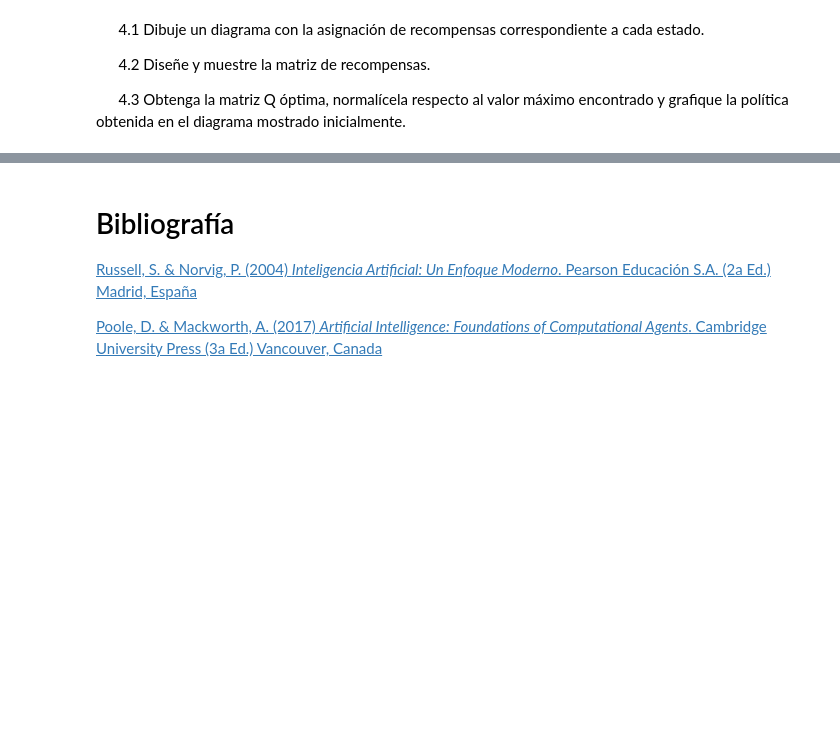
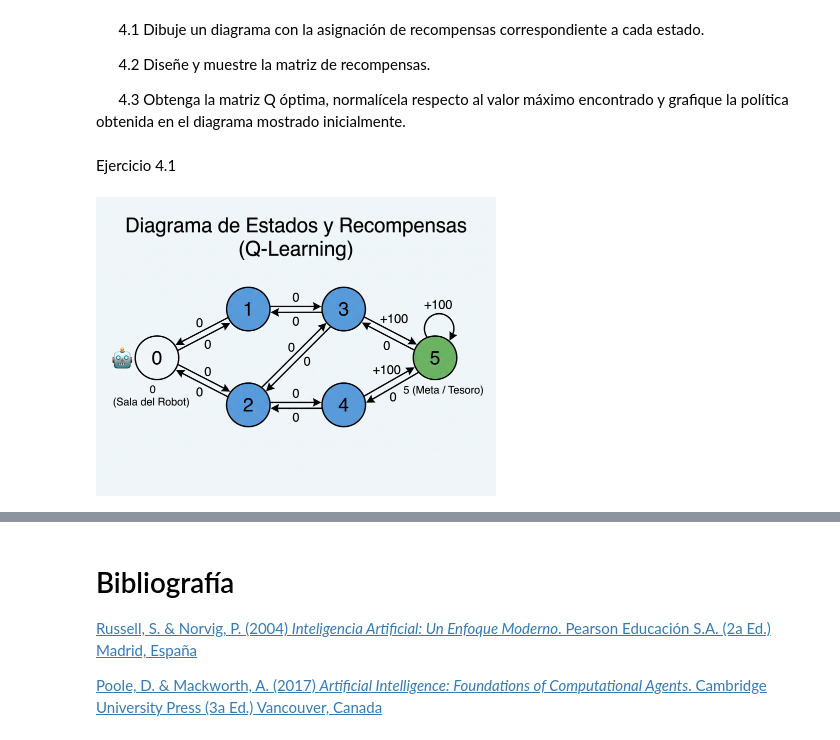
Before and after one commit to Mercedesf/Grupo4-IA1, a Jupyter notebook: TP8/TP8.ipynb, the cells around one changed output, grey strips where cells are left out. Cells and saved outputs as stored; diff of their text form; code cells hidden in the pictures; blank space fills up the shorter version.

```diff
--- a/TP8/TP8.ipynb
+++ b/TP8/TP8.ipynb
@@ -239,3 +239,11 @@ plt.show()
 &emsp;&emsp;4.2 Diseñe y muestre la matriz de recompensas.
 
 &emsp;&emsp;4.3 Obtenga la matriz Q óptima, normalícela respecto al valor máximo encontrado y grafique la política obtenida en el diagrama mostrado inicialmente.
+# %% [markdown]
+Ejercicio 4.1
+# %%
+from IPython.display import Image
+
+Image(filename='C:\\Users\\valel\\Downloads\\diagrama_4.1_tp8.jpg', width=400)
+# %% [output]
+[figure, added]
```
Also changed, not shown: parts of 2 cells of this notebook.
